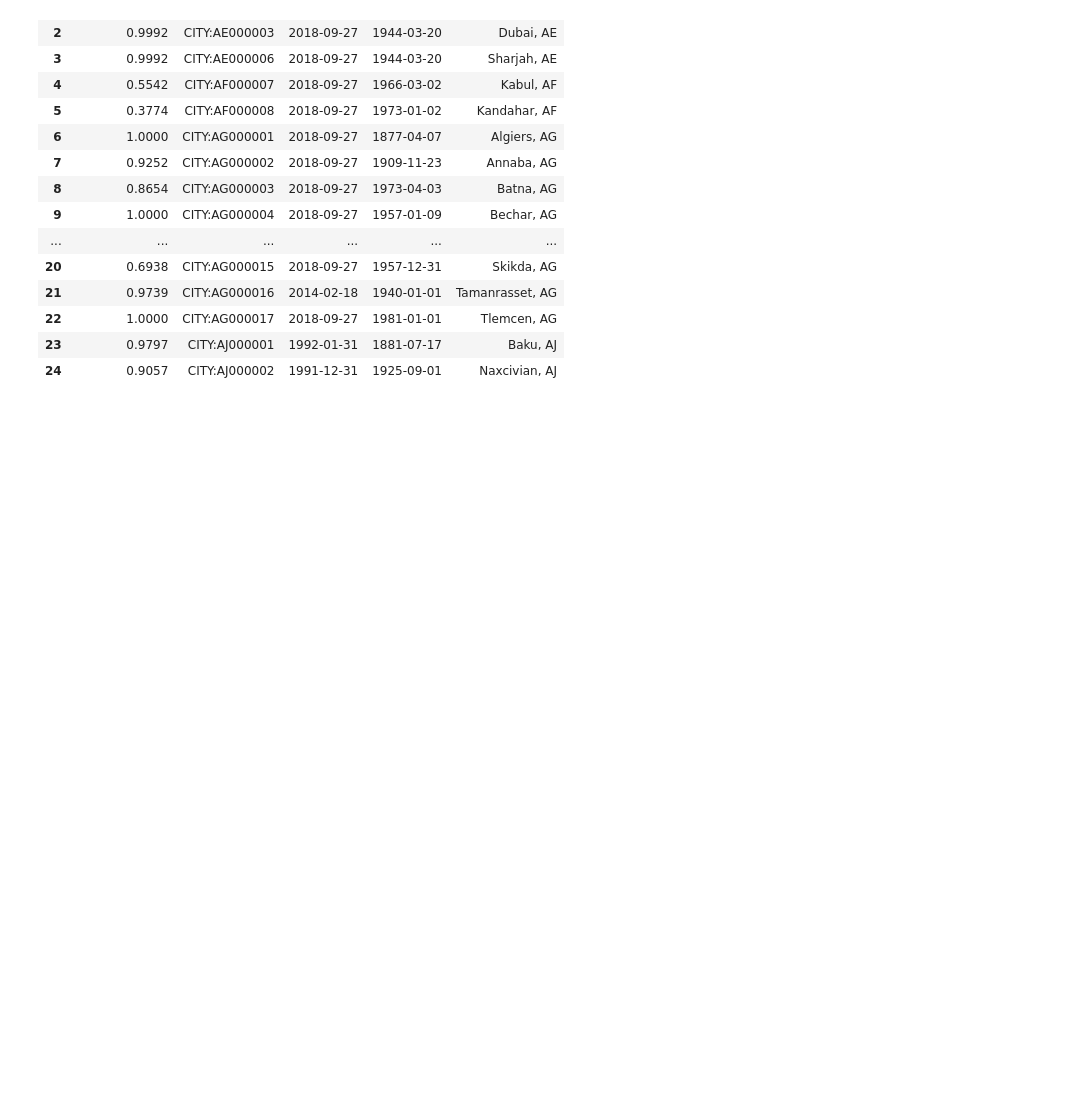
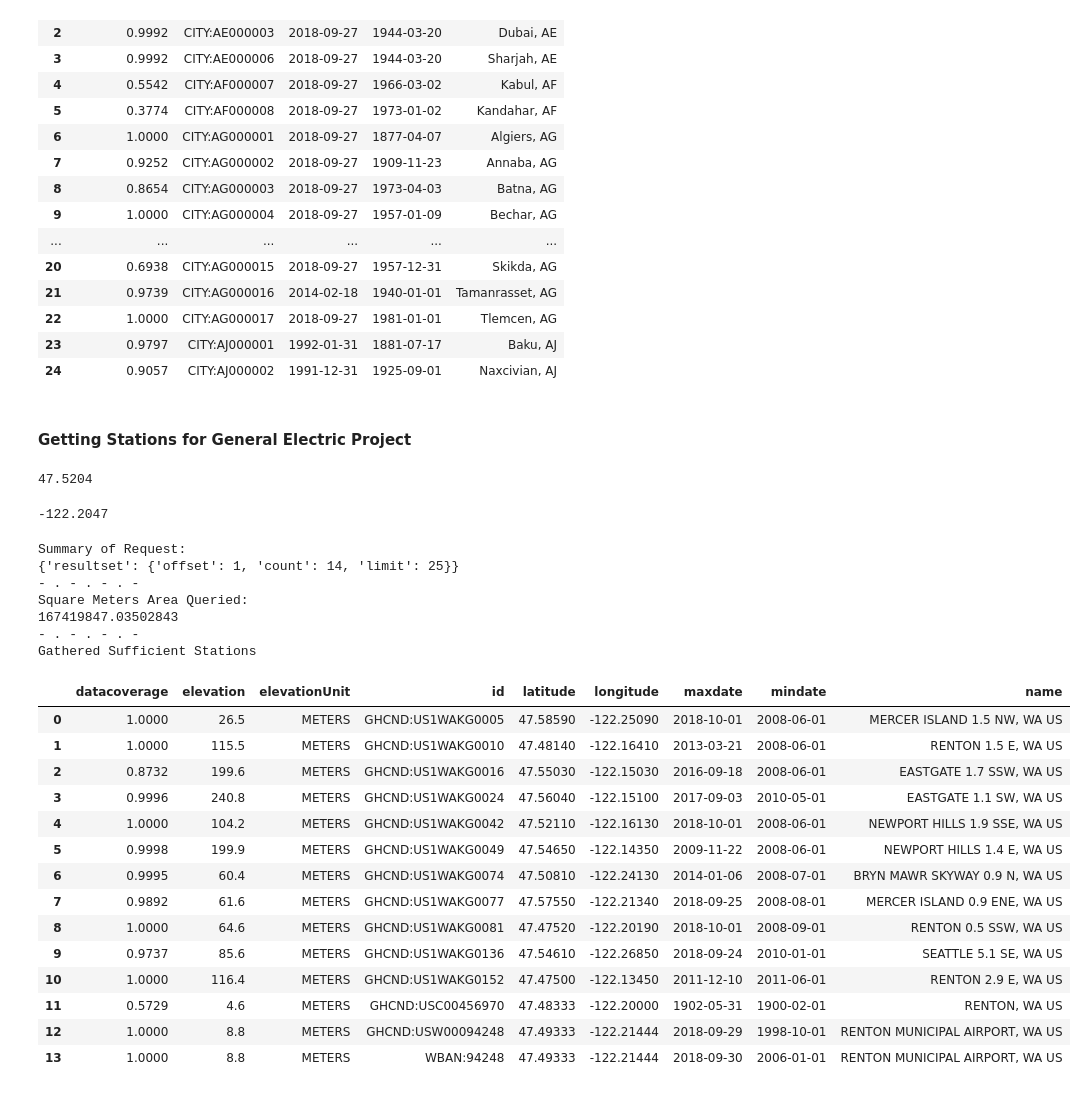
Before and after one commit to jonashan90/ge_capstone, a Jupyter notebook: 02 - Fetch Weather Data.ipynb, the cells around one changed output. Saved outputs shown, nothing was run; the diff lists cells and outputs as text; code cells hidden in the pictures; blank space fills up the shorter version.

Commit message:
adding stations query code and organization

```diff
--- a/02 - Fetch Weather Data.ipynb
+++ b/02 - Fetch Weather Data.ipynb
@@ -239,3 +239,5 @@ noaa_daily_summaries_locations_df
 | 22 | 1.0000 | CITY:AG000017 | 2018-09-27 | 1981-01-01 | Tlemcen, AG |
 | 23 | 0.9797 | CITY:AJ000001 | 1992-01-31 | 1881-07-17 | Baku, AJ |
 | 24 | 0.9057 | CITY:AJ000002 | 1991-12-31 | 1925-09-01 | Naxcivian, AJ |
+# %% [markdown]
+#### Getting Stations for General Electric Project
@@ -241,0 +292,35 @@ noaa_daily_summaries_locations_df
+# %%
+lat_center
+# %% [output]
+47.5204
+# %%
+long_center
+# %% [output]
+-122.2047
+# %%
+#print(lat_center)
+#print(long_center)
+get_weather_stations(lat_center, long_center, square_diagonal = 0.2, top_n = 5)
+# %% [output]
+Summary of Request:
+{'resultset': {'offset': 1, 'count': 14, 'limit': 25}}
+- . - . - . -
+Square Meters Area Queried:
+167419847.03502843
+- . - . - . -
+Gathered Sufficient Stations
+|  | datacoverage | elevation | elevationUnit | id | latitude | longitude | maxdate | mindate | name |
+| 0 | 1.0000 | 26.5 | METERS | GHCND:US1WAKG0005 | 47.58590 | -122.25090 | 2018-10-01 | 2008-06-01 | MERCER ISLAND 1.5 NW, WA US |
+| 1 | 1.0000 | 115.5 | METERS | GHCND:US1WAKG0010 | 47.48140 | -122.16410 | 2013-03-21 | 2008-06-01 | RENTON 1.5 E, WA US |
+| 2 | 0.8732 | 199.6 | METERS | GHCND:US1WAKG0016 | 47.55030 | -122.15030 | 2016-09-18 | 2008-06-01 | EASTGATE 1.7 SSW, WA US |
+| 3 | 0.9996 | 240.8 | METERS | GHCND:US1WAKG0024 | 47.56040 | -122.15100 | 2017-09-03 | 2010-05-01 | EASTGATE 1.1 SW, WA US |
+| 4 | 1.0000 | 104.2 | METERS | GHCND:US1WAKG0042 | 47.52110 | -122.16130 | 2018-10-01 | 2008-06-01 | NEWPORT HILLS 1.9 SSE, WA US |
+| 5 | 0.9998 | 199.9 | METERS | GHCND:US1WAKG0049 | 47.54650 | -122.14350 | 2009-11-22 | 2008-06-01 | NEWPORT HILLS 1.4 E, WA US |
+| 6 | 0.9995 | 60.4 | METERS | GHCND:US1WAKG0074 | 47.50810 | -122.24130 | 2014-01-06 | 2008-07-01 | BRYN MAWR SKYWAY 0.9 N, WA US |
+| 7 | 0.9892 | 61.6 | METERS | GHCND:US1WAKG0077 | 47.57550 | -122.21340 | 2018-09-25 | 2008-08-01 | MERCER ISLAND 0.9 ENE, WA US |
+| 8 | 1.0000 | 64.6 | METERS | GHCND:US1WAKG0081 | 47.47520 | -122.20190 | 2018-10-01 | 2008-09-01 | RENTON 0.5 SSW, WA US |
+| 9 | 0.9737 | 85.6 | METERS | GHCND:US1WAKG0136 | 47.54610 | -122.26850 | 2018-09-24 | 2010-01-01 | SEATTLE 5.1 SE, WA US |
+| 10 | 1.0000 | 116.4 | METERS | GHCND:US1WAKG0152 | 47.47500 | -122.13450 | 2011-12-10 | 2011-06-01 | RENTON 2.9 E, WA US |
+| 11 | 0.5729 | 4.6 | METERS | GHCND:USC00456970 | 47.48333 | -122.20000 | 1902-05-31 | 1900-02-01 | RENTON, WA US |
+| 12 | 1.0000 | 8.8 | METERS | GHCND:USW00094248 | 47.49333 | -122.21444 | 2018-09-29 | 1998-10-01 | RENTON MUNICIPAL AIRPORT, WA US |
+| 13 | 1.0000 | 8.8 | METERS | WBAN:94248 | 47.49333 | -122.21444 | 2018-09-30 | 2006-01-01 | RENTON MUNICIPAL AIRPORT, WA US |
```
Also changed, not shown: parts of 6 cells of this notebook, 1 other file.
